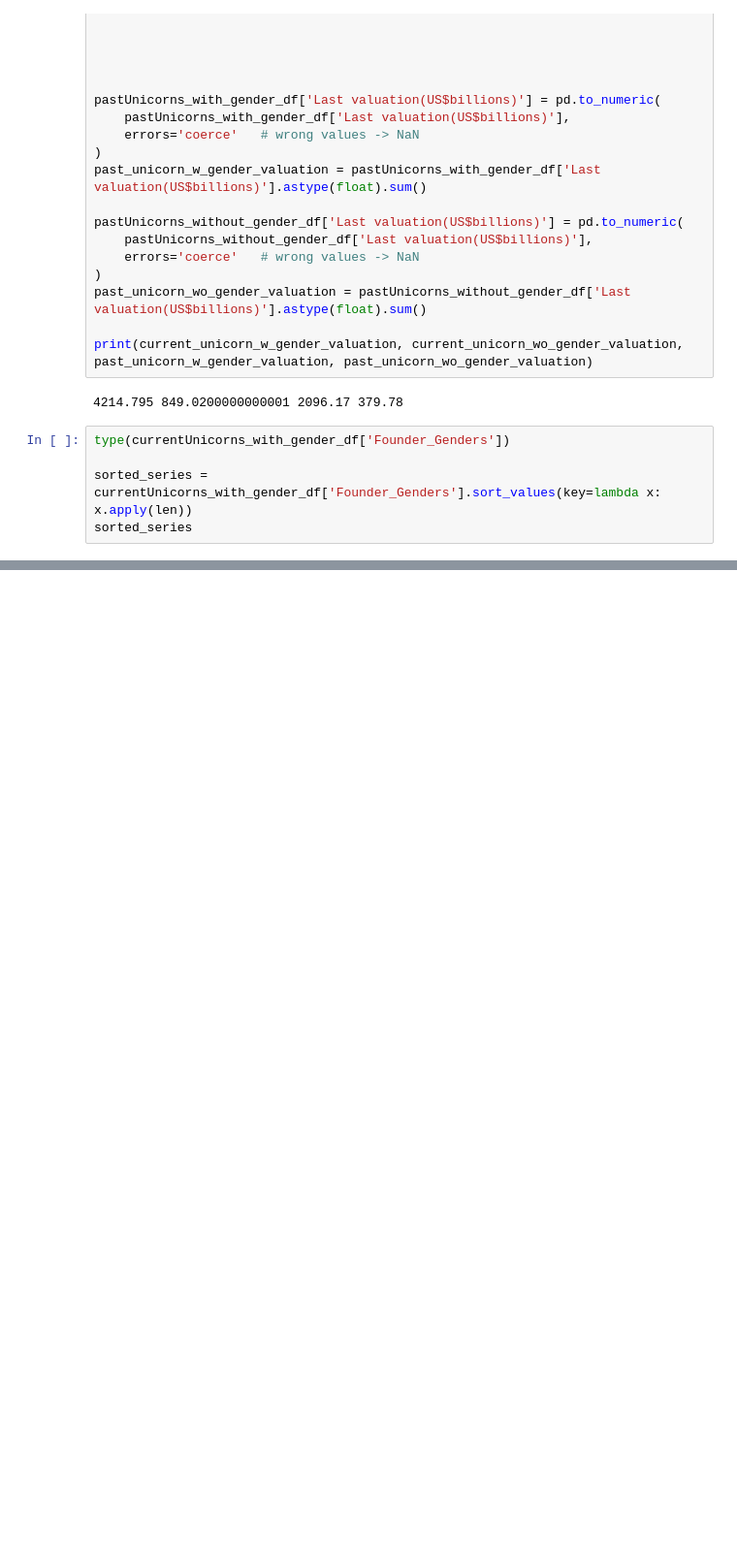
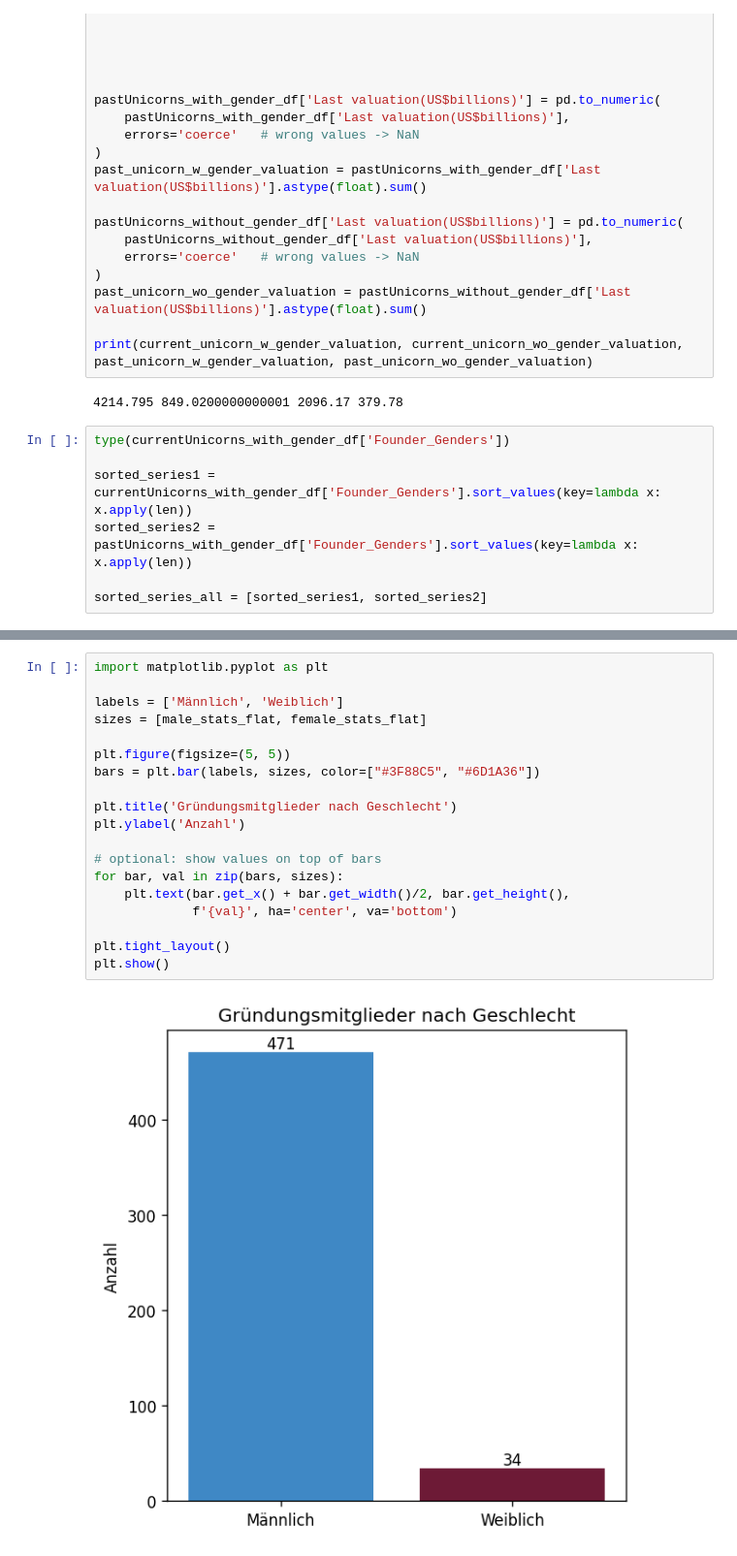
Before and after one commit to viktorpantushev/gender-aspekte-bei-unicorns, a Jupyter notebook: gender_aspekte_bei_unicorns.ipynb, the cells around one changed output, grey strips where cells are left out. Shown at 97% size. Drawn from its saved outputs; the diff is of its cells as text; blank space fills up the shorter version.

```diff
--- a/gender_aspekte_bei_unicorns.ipynb
+++ b/gender_aspekte_bei_unicorns.ipynb
@@ -229,5 +149,7 @@ print(current_unicorn_w_gender_valuation, current_unicorn_wo_gender_valuation, p
 # %%
 type(currentUnicorns_with_gender_df['Founder_Genders'])
 
-sorted_series = currentUnicorns_with_gender_df['Founder_Genders'].sort_values(key=lambda x: x.apply(len))
-sorted_series
+sorted_series1 = currentUnicorns_with_gender_df['Founder_Genders'].sort_values(key=lambda x: x.apply(len))
+sorted_series2 = pastUnicorns_with_gender_df['Founder_Genders'].sort_values(key=lambda x: x.apply(len))
+
+sorted_series_all = [sorted_series1, sorted_series2]
@@ -333,0 +285,21 @@ for founder_number1, female, male, row in zip(founder_number, total_female_found
+# %%
+import matplotlib.pyplot as plt
+
+labels = ['Männlich', 'Weiblich']
+sizes = [male_stats_flat, female_stats_flat]
+
+plt.figure(figsize=(5, 5))
+bars = plt.bar(labels, sizes, color=["#3F88C5", "#6D1A36"])
+
+plt.title('Gründungsmitglieder nach Geschlecht')
+plt.ylabel('Anzahl')
+
+# optional: show values on top of bars
+for bar, val in zip(bars, sizes):
+    plt.text(bar.get_x() + bar.get_width()/2, bar.get_height(),
+             f'{val}', ha='center', va='bottom')
+
+plt.tight_layout()
+plt.show()
+# %% [output]
+[figure, added]
```
Also changed, not shown: parts of 10 cells of this notebook.
